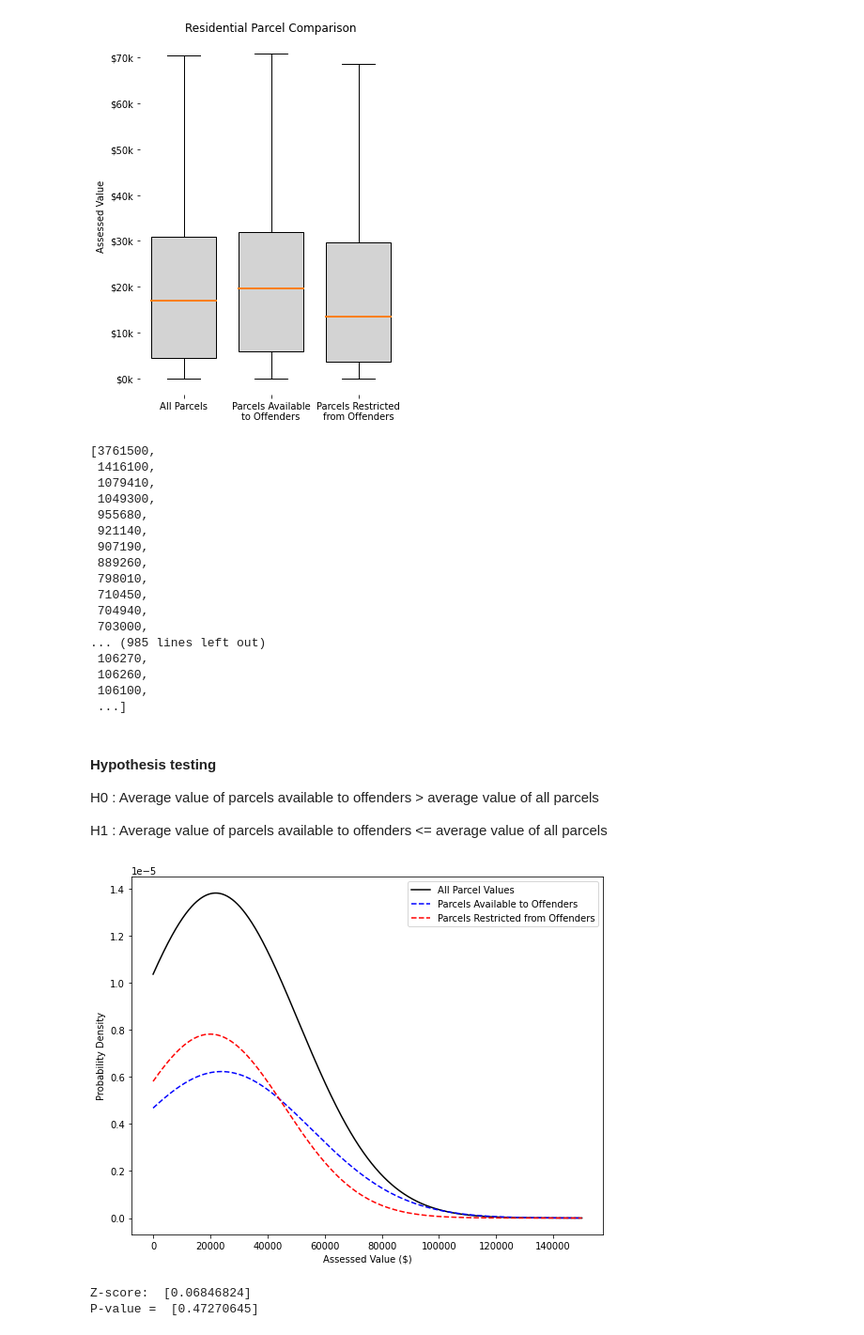
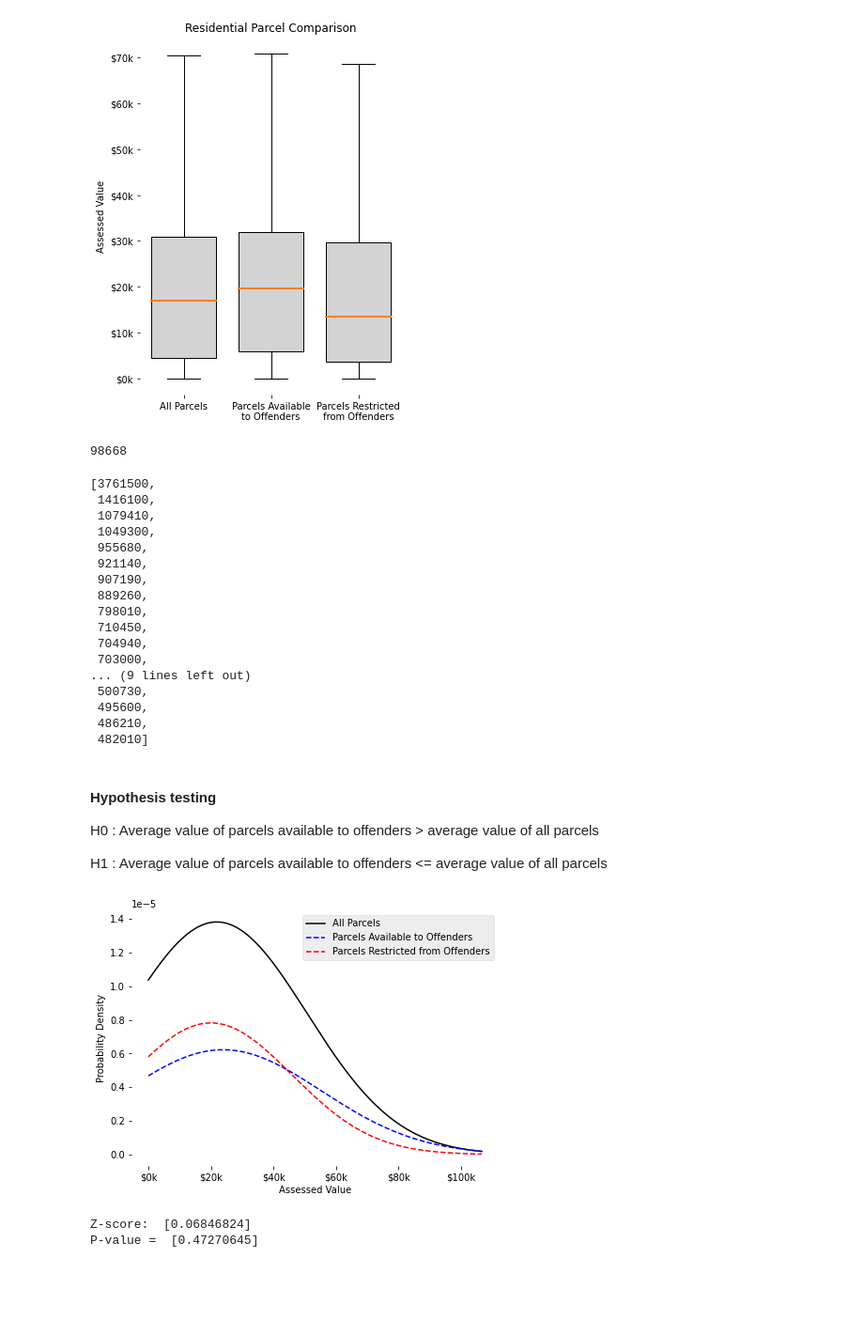
Before and after one commit to PMattox/dsa_masters, a Jupyter notebook: DSA_Capstone/Analysis - Parcel Value.ipynb, the cells around one changed output. Shown at 94% size. Saved outputs shown, nothing was run; the diff lists cells and outputs as text; code cells hidden in the pictures; blank space fills up the shorter version.

```diff
--- a/DSA_Capstone/Analysis - Parcel Value.ipynb
+++ b/DSA_Capstone/Analysis - Parcel Value.ipynb
@@ -197,8 +198,12 @@ for spine in ax.spines:
 plt.show()
 # %% [output]
 [figure]
+# %%
+gdf_parcels.shape[0]
+# %% [output]
+98668
 # %%
-sorted(gdf_parcels.asdtotal, reverse=True)
+sorted(gdf_parcels.asdtotal, reverse=True)[:25]
 # %% [output]
 [3761500,
  1416100,
@@ -212,11 +217,11 @@ sorted(gdf_parcels.asdtotal, reverse=True)
  710450,
  704940,
  703000,
-... (985 lines left out)
- 106270,
- 106260,
- 106100,
- ...]
+... (9 lines left out)
+ 500730,
+ 495600,
+ 486210,
+ 482010]
 # %% [markdown]
 #### Hypothesis testing
 
@@ -230,45 +235,53 @@ import scipy.stats as stats
 # Hypothesis testing analysis and results
 # ---------------------------------------
 
-# First, plot the distributions of each partition vs. the whole data set so we can get an idea of what we're working with.
+# First, plot the distributions of each partition vs. the whole data set
+# so we can get an idea of what we're working with.
 # Then, generate z-scores and p-values.
 # Use an alpha (𝛼) threshold of 0.05, i.e. a 95% confidence interval
 
-plt.figure(figsize=(9,7))
+fig, ax = plt.subplots(figsize=(7,5), facecolor='white')
+
+ax.xaxis.set_major_formatter(formatter)
 
 # cut the plotting range at so we can actually see the plots (else a few outliers pull it way to the right)
-x = np.arange(0,150000,1)
+# x = np.arange(0,200000,1)
+# set the x-axis limit based on the 99th percentile value of the overall parcel dataset
+x = np.arange(0,gdf_parcels['asdtotal'].quantile(0.99),1)
 
 # stats for full data set
 mu = gdf_parcels.asdtotal.mean()
 sigma = gdf_parcels.asdtotal.std()
 
 # Plot a normal distribution: "Probability Density Function"
 y = stats.norm.pdf(x, mu, sigma)
-plt.plot(x,y,'k-',label='All Parcel Values')
+plt.plot(x,y,'k-',label='All Parcels')
 
 # inputs and plot for small bathroom distribution
 small_mu = gdf_res_remain.asdtotal.mean()
 small_sigma = gdf_res_remain.asdtotal.std()
 small_count = len(gdf_res_remain.asdtotal)
 y = stats.norm.pdf(x, small_mu, small_sigma)
 plt.plot(x,y*small_count/len(gdf_parcels.asdtotal),'b--', label='Parcels Available to Offenders')
 
 # inputs and plot for large bathroom distribution
 large_mu = gdf_res_restricted.asdtotal.mean()
 large_sigma = gdf_res_restricted.asdtotal.std()
 large_count = len(gdf_res_restricted.asdtotal)
 y = stats.norm.pdf(x, large_mu, large_sigma)
 plt.plot(x,y*large_count/len(gdf_parcels.asdtotal),'r--', label='Parcels Restricted from Offenders')
 
 # plt.title('Home Price Normal Distributions')
-plt.legend(loc='upper right')
-plt.xlabel('Assessed Value ($)')
+plt.legend(loc='upper right', facecolor='lightgrey', framealpha=0.4)
+plt.xlabel('Assessed Value')
 plt.ylabel("Probability Density")
 
+for spine in ax.spines:
+    ax.spines[spine].set_visible(False)
+
 plt.show()
 # %% [output]
-[figure, old version]
+[figure, new version]
 # %%
 # Compute the Z-score of the nonrestricted mean against the whole population
 
```
Also changed, not shown: parts of 2 cells of this notebook.
